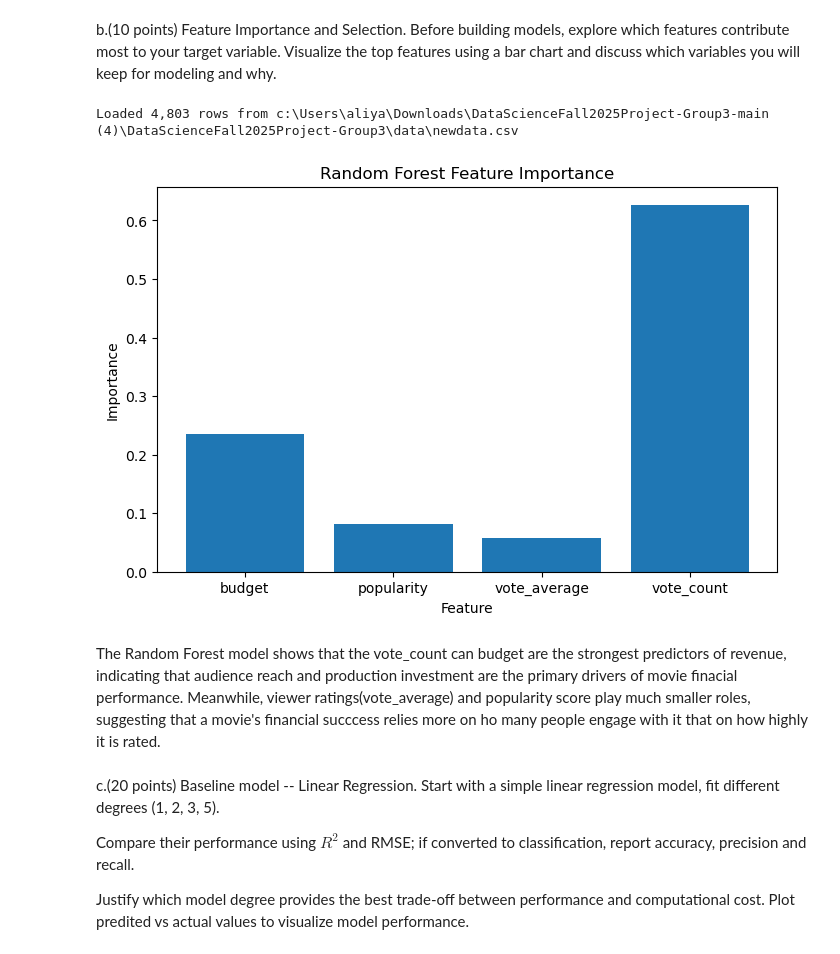
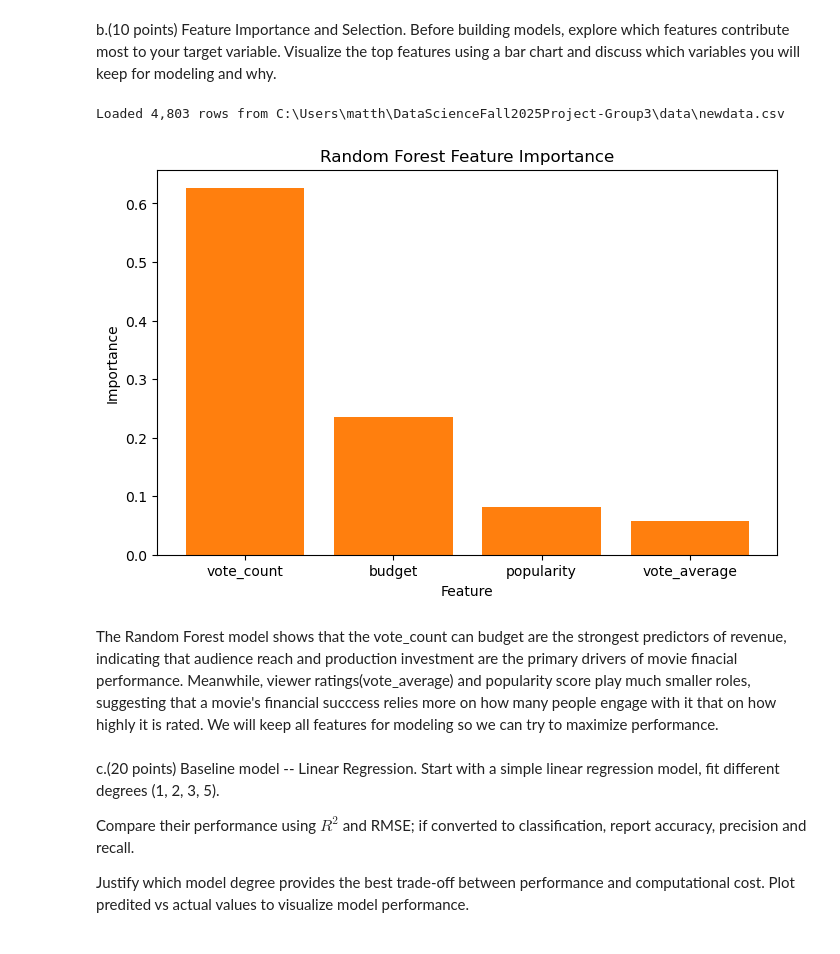
Before and after one commit to RGLEMONS7090/DataScienceFall2025Project-Group3, a Jupyter notebook: Stage_3_Report.ipynb, the cells around one changed output. Drawn from its saved outputs; the diff is of its cells as text; code cells hidden in the pictures.

```diff
--- a/Stage_3_Report.ipynb
+++ b/Stage_3_Report.ipynb
@@ -230,37 +232,42 @@ print(f"Loaded {len(df):,} rows from {csv_path}")
 df.head()
 
 # Select relevant columns
 cols = ["budget", "popularity", "vote_average", "vote_count", "revenue"]
 df = df[[c for c in cols if c in df.columns]].dropna()
 
 # Separate features and target
 X = df[[c for c in cols if c != "revenue"]]
 y = df["revenue"]
 
 # Train/test split
 X_train, X_test, y_train, y_test = train_test_split(
     X, y, test_size=0.2, random_state=42
 )
 
 # Train Random Forest model
 rf = RandomForestRegressor(random_state=42)
 rf.fit(X_train, y_train)
 
 # Extract feature importance values
 importances = rf.feature_importances_
 
 # --- Bar Chart ---
 plt.figure(figsize=(8, 5))
+sorted_idx = importances.argsort()[::-1]
+sorted_importances = importances[sorted_idx]
+sorted_features = X.columns[sorted_idx]
+
+plt.bar(sorted_features, sorted_importances)
 plt.bar(X.columns, importances)
 plt.xlabel("Feature")
 plt.ylabel("Importance")
 plt.title("Random Forest Feature Importance")
 plt.show()
 # %% [output]
-Loaded 4,803 rows from c:\Users\aliya\Downloads\DataScienceFall2025Project-Group3-main (4)\DataScienceFall2025Project-Group3\data\newdata.csv
+Loaded 4,803 rows from C:\Users\matth\DataScienceFall2025Project-Group3\data\newdata.csv
-[figure, old version]
+[figure, new version]
 # %% [markdown]
-The Random Forest model shows that the vote_count can budget are the strongest predictors of revenue, indicating that audience reach and production investment are the primary drivers of movie finacial performance. Meanwhile, viewer ratings(vote_average) and popularity score play much smaller roles, suggesting that a movie's financial succcess relies more on ho many people engage with it that on how highly it is rated.
+The Random Forest model shows that the vote_count can budget are the strongest predictors of revenue, indicating that audience reach and production investment are the primary drivers of movie finacial performance. Meanwhile, viewer ratings(vote_average) and popularity score play much smaller roles, suggesting that a movie's financial succcess relies more on how many people engage with it that on how highly it is rated. We will keep all features for modeling so we can try to maximize performance.
 # %% [markdown]
 c.(20 points) Baseline model -- Linear Regression. Start with a simple linear regression model, fit different degrees (1, 2, 3, 5).
 
```
Also changed, not shown: parts of 6 cells of this notebook.
